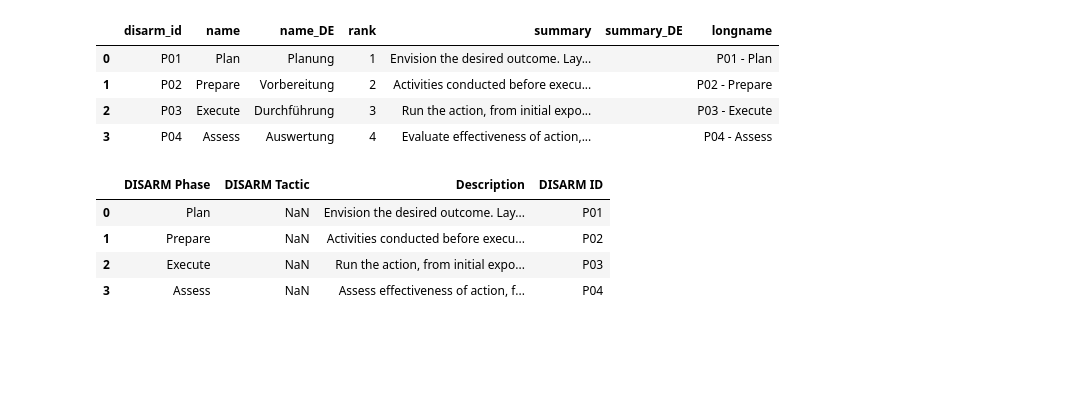
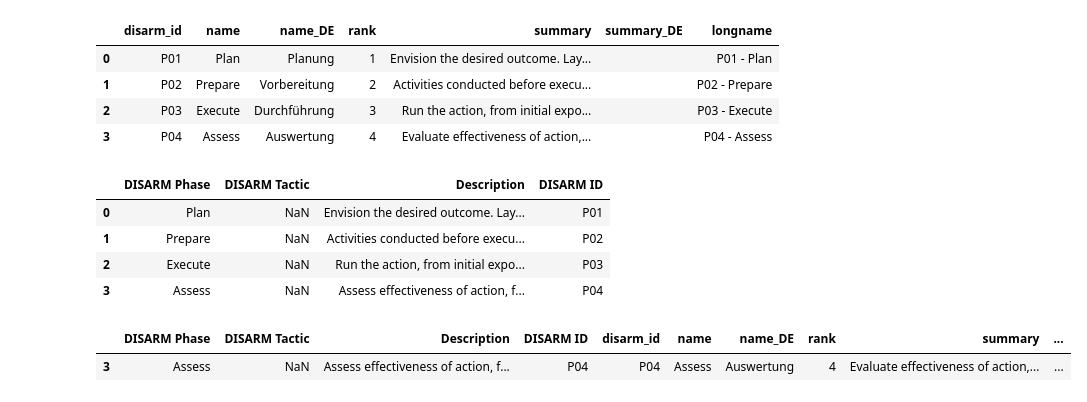
Before and after one commit to DISARMFoundation/DISARMframeworks, a Jupyter notebook: CODE/generate_csvs_for_mike.ipynb, the cells around one changed output. Cells and saved outputs as stored; diff of their text form; code cells hidden in the pictures; blank space fills up the shorter version.

```diff
--- a/CODE/generate_csvs_for_mike.ipynb
+++ b/CODE/generate_csvs_for_mike.ipynb
@@ -210,6 +219,10 @@ phases
 | 3 | Assess | NaN | Assess effectiveness of action, f... | P04 |
 # %%
 # do union of both tables, to get new spreadsheet table
+check_descriptions(phases, metadata['phases'])
+# %% [output]
+|  | DISARM Phase | DISARM Tactic | Description | DISARM ID | disarm_id | name | name_DE | rank | summary | ... |
+| 3 | Assess | NaN | Assess effectiveness of action, f... | P04 | P04 | Assess | Auswertung | 4 | Evaluate effectiveness of action,... | ... |
 # %%
 check_diffs(metadata['phases']['name'], phases['DISARM Phase'])
 # %% [output]
```
Also changed, not shown: parts of 12 cells of this notebook, 3 other files.
